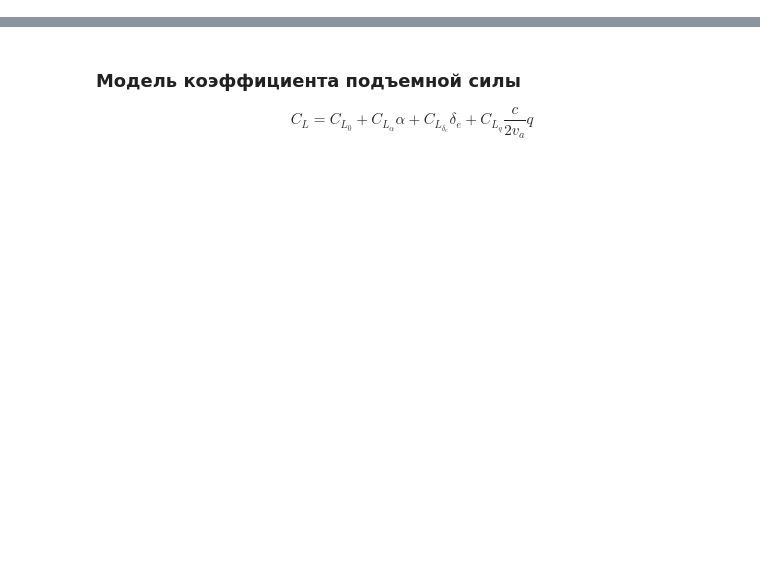
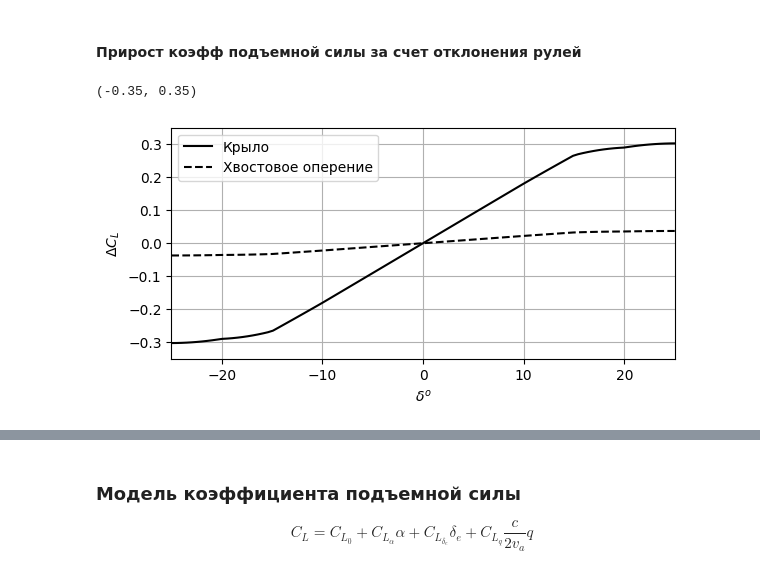
Before and after one commit to Suturin-Daniil/KB-102_SKAT_2025, a Jupyter notebook: Аэродинамика/ОбликЛА1_Расчёты.ipynb, the cells around one changed output, grey strips where cells are left out. Drawn from its saved outputs; the diff is of its cells as text; code cells hidden in the pictures; blank space fills up the shorter version.

```diff
--- a/Аэродинамика/ОбликЛА1_Расчёты.ipynb
+++ b/Аэродинамика/ОбликЛА1_Расчёты.ipynb
@@ -782,0 +821,23 @@ p.b, p.cr, p.ct, p.c, p.btail, p.crtail, p.GetCDmin(), p.GetCL0('Wing'), p.GetCL
+# %% [markdown]
+#### Прирост коэфф подъемной силы за счет отклонения рулей
+# %%
+p = UAV(mass = 3.5, V = 18, CGposition = hcg, WingData=WingData, FusWidth=0.2, FusLength= 0.7, Tail = TailData, SweepQuart=True)
+dcl = []
+dclt = []
+for el in np.linspace(-25, 25, 100):
+    dcl.append(p.GetCLdelta('Wing', el))
+    dclt.append(p.GetCLdelta('Tail', el)* np.cos(p.DihedraTail) * p.Sht / p.S)
+
+fig, ax = plt.subplots(1,1, figsize=((210-45)/25.4,3))
+ax.plot(np.linspace(-25, 25, 100), dcl, color = 'black', label = 'Крыло')
+ax.plot(np.linspace(-25, 25, 100), dclt, '--', color = 'black', label = 'Хвостовое оперение')
+ax.grid('Major')
+ax.set_ylabel(r'$\Delta C_{L}$')
+ax.set_xlabel(r'$\delta ^{o}$')
+ax.legend()
+ax.set_xlim(-25, 25)
+ax.set_ylim(-0.35, 0.35)
+# plt.savefig('LiftIncrementDuetoLiftTailandWing.png', dpi = 300, bbox_inches = 'tight', pad_inches = 0.1)
+# %% [output]
+(-0.35, 0.35)
+[figure, added]
```
Also changed, not shown: parts of 11 cells of this notebook, 3 other files.
